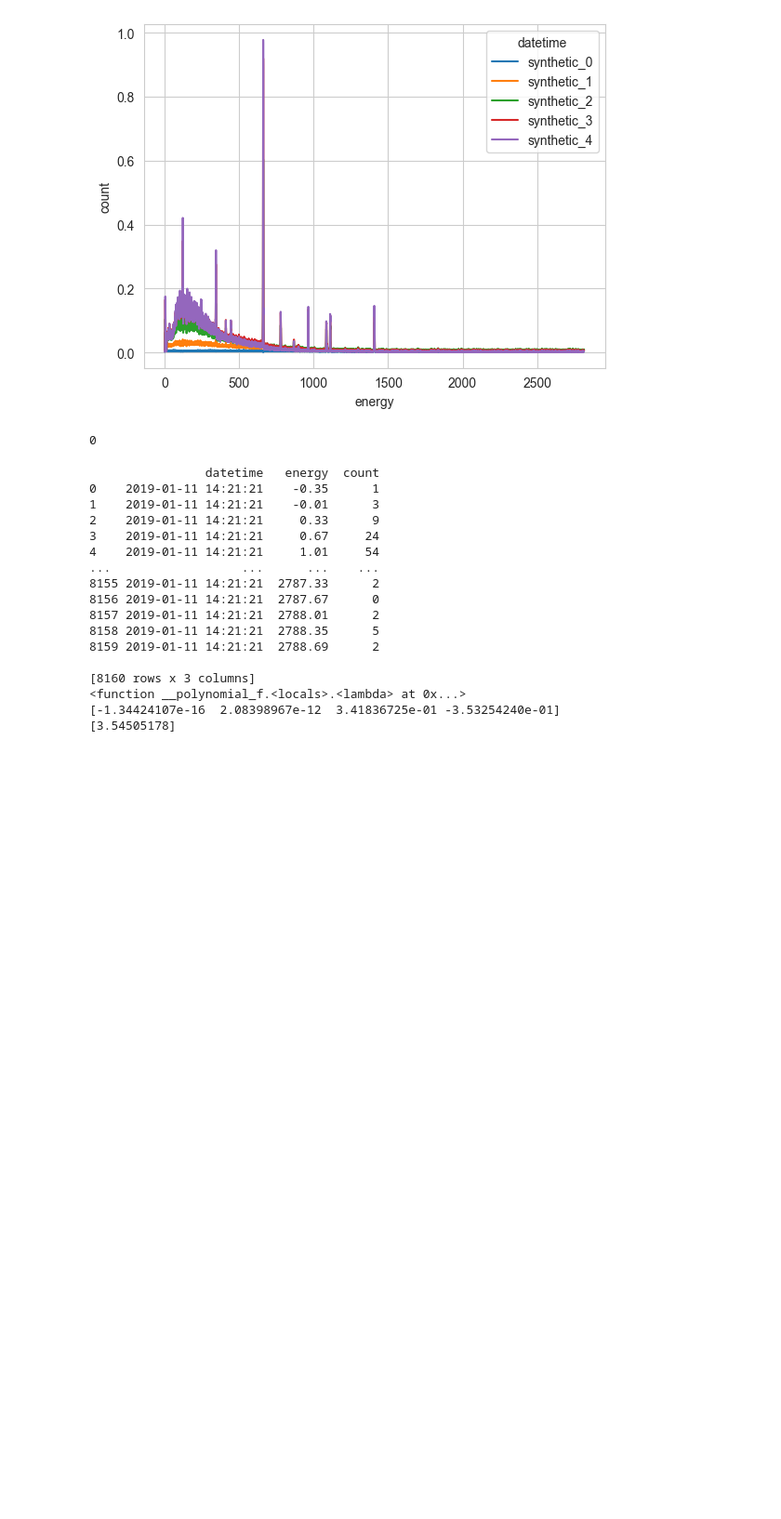
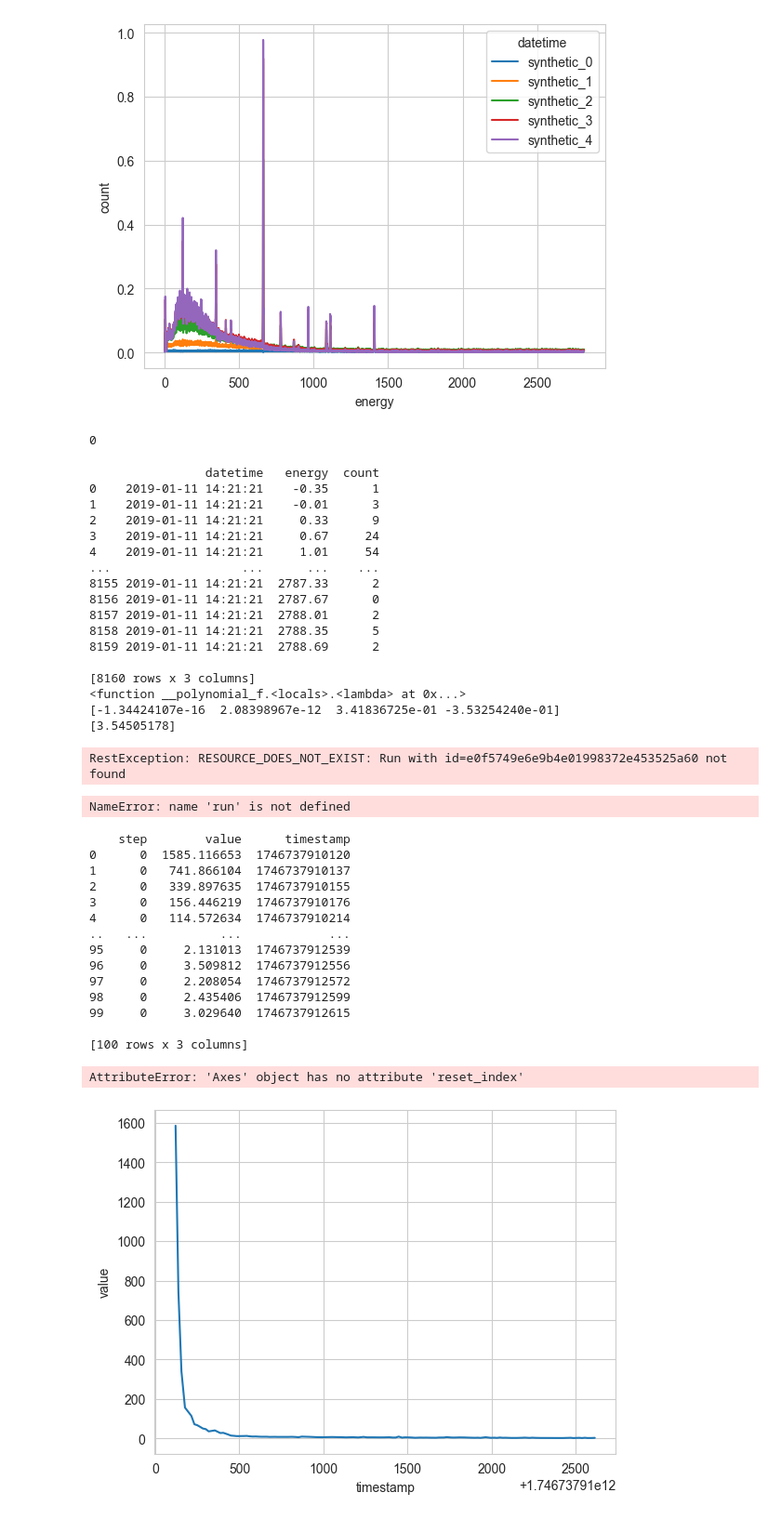
Before and after one commit to VitaliKStud/nuclide-identification, a Jupyter notebook: data_analysis.ipynb, the cells around one changed output. Shown: that part at 93% size. Cells and saved outputs as stored; diff of their text form; code cells hidden in the pictures; blank space fills up the shorter version.

```diff
--- a/data_analysis.ipynb
+++ b/data_analysis.ipynb
@@ -372,3 +371,42 @@ print(polynom(np.array([11.404])))
 <function __polynomial_f.<locals>.<lambda> at 0x...>
 [-1.34424107e-16  2.08398967e-12  3.41836725e-01 -3.53254240e-01]
 [3.54505178]
+# %%
+import mlflow
+from config.loader import load_config
+mlflow.set_tracking_uri(uri=load_config()["mlflow"]["uri"])
+model = mlflow.pytorch.load_model("runs:/e0f5749e6e9b4e01998372e453525a60/model")
+client = mlflow.tracking.MlflowClient(tracking_uri=load_config()["mlflow"]["uri"])
+run = client.get_run("e0f5749e6e9b4e01998372e453525a60")
+# %% [output]
+RestException: RESOURCE_DOES_NOT_EXIST: Run with id=e0f5749e6e9b4e01998372e453525a60 not found
+# %%
+run.data
+# %% [output]
+NameError: name 'run' is not defined
+# %%
+losses =  client.get_metric_history("e0f5749e6e9b4e01998372e453525a60", "training_loss")
+# %%
+import pandas as pd
+df = pd.DataFrame([{"step": m.step, "value": m.value, "timestamp": m.timestamp} for m in losses])
+# %%
+import seaborn as sns
+print(df)
+sns.lineplot(data=df, x="timestamp", y="value").reset_index()
+# %% [output]
+    step        value      timestamp
+0      0  1585.116653  1746737910120
+1      0   741.866104  1746737910137
+2      0   339.897635  1746737910155
+3      0   156.446219  1746737910176
+4      0   114.572634  1746737910214
+..   ...          ...            ...
+95     0     2.131013  1746737912539
+96     0     3.509812  1746737912556
+97     0     2.208054  1746737912572
+98     0     2.435406  1746737912599
+99     0     3.029640  1746737912615
+
+[100 rows x 3 columns]
+AttributeError: 'Axes' object has no attribute 'reset_index'
+[figure, added]
```
Also changed, not shown: parts of 8 cells of this notebook, 19 other files.
